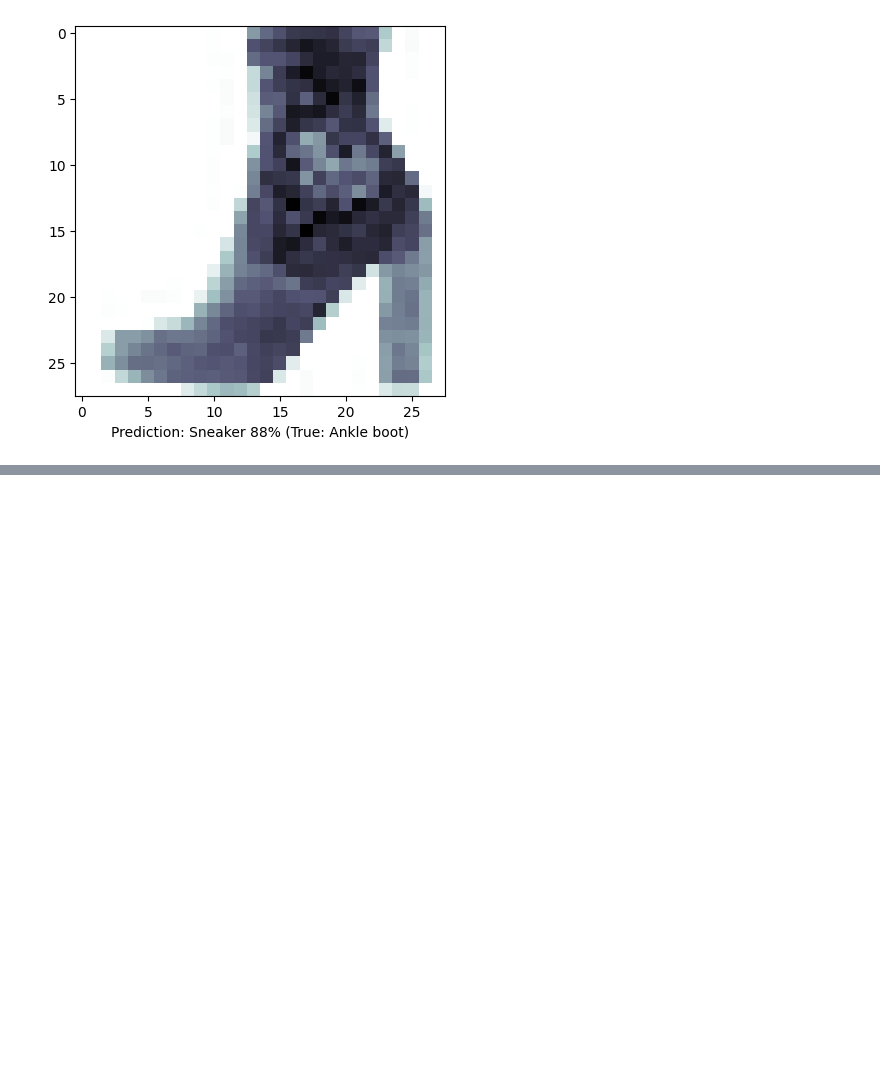
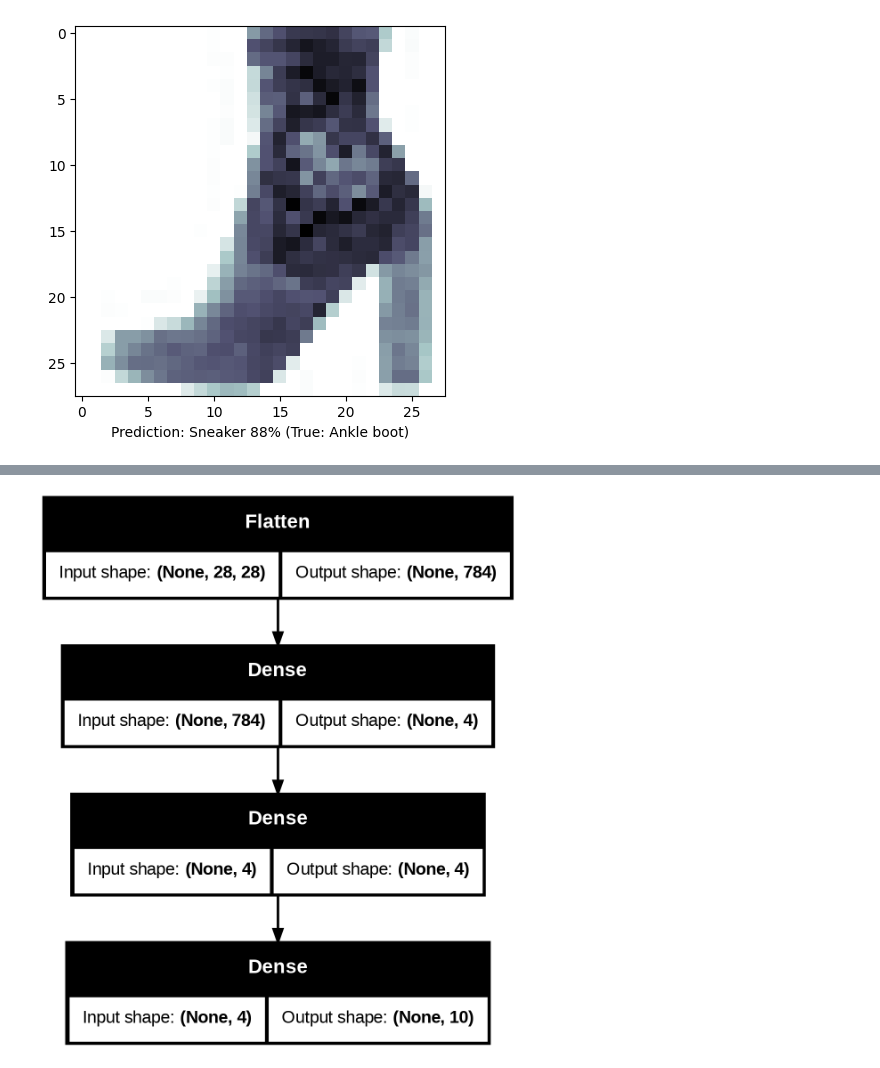
Before and after one commit to danish-khan962/Deep-Learning, a Jupyter notebook: 03_Neural_network_classification_with_tensorflow.ipynb, the cells around one changed output, grey strips where cells are left out. Cells and saved outputs as stored; diff of their text form; code cells hidden in the pictures; blank space fills up the shorter version.

Commit message:
What patterns is our model learning?

```diff
--- a/03_Neural_network_classification_with_tensorflow.ipynb
+++ b/03_Neural_network_classification_with_tensorflow.ipynb
@@ -1597,0 +1680,5 @@ plot_random_image(model = multiclass_model_4,
+# %%
+from tensorflow.keras.utils import plot_model
+plot_model(multiclass_model_4, show_shapes=True)
+# %% [output]
+[figure, added]
```
Also changed, not shown: parts of 9 cells of this notebook.
